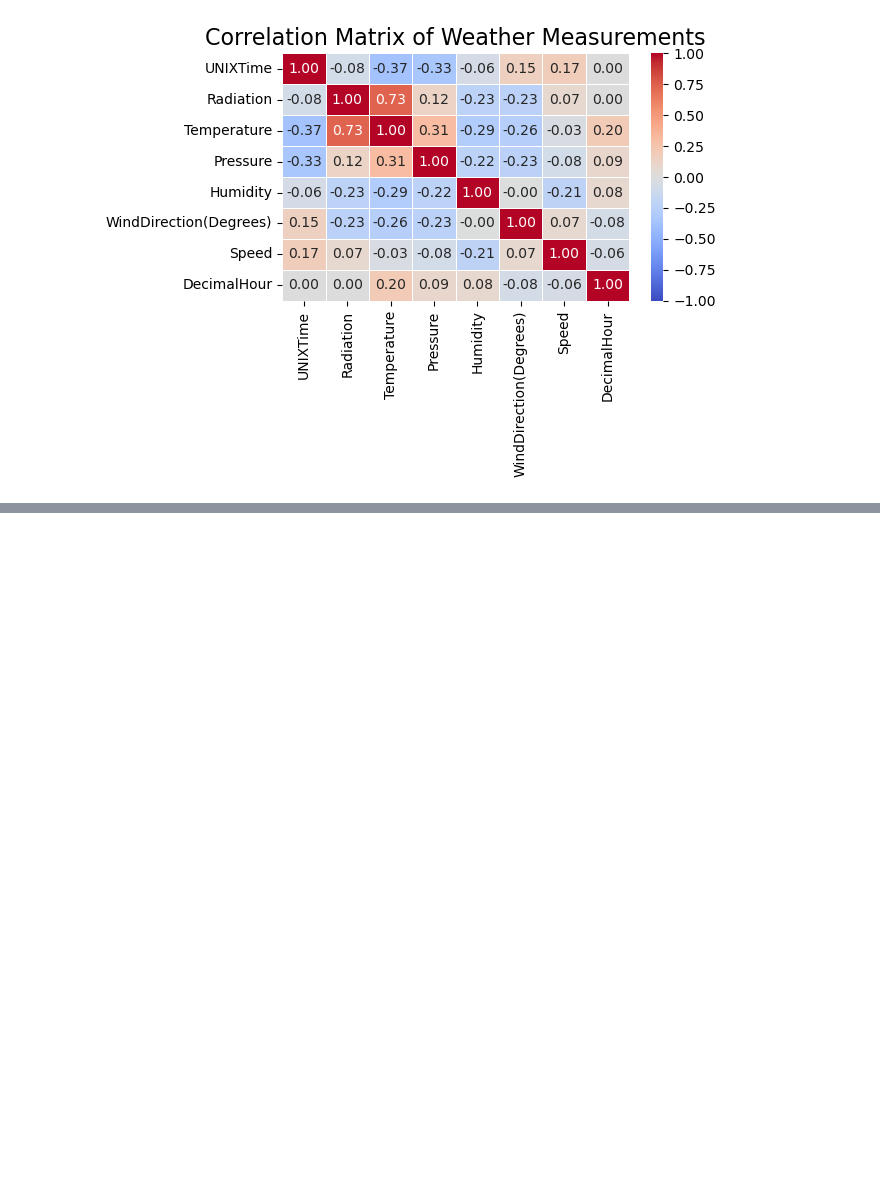
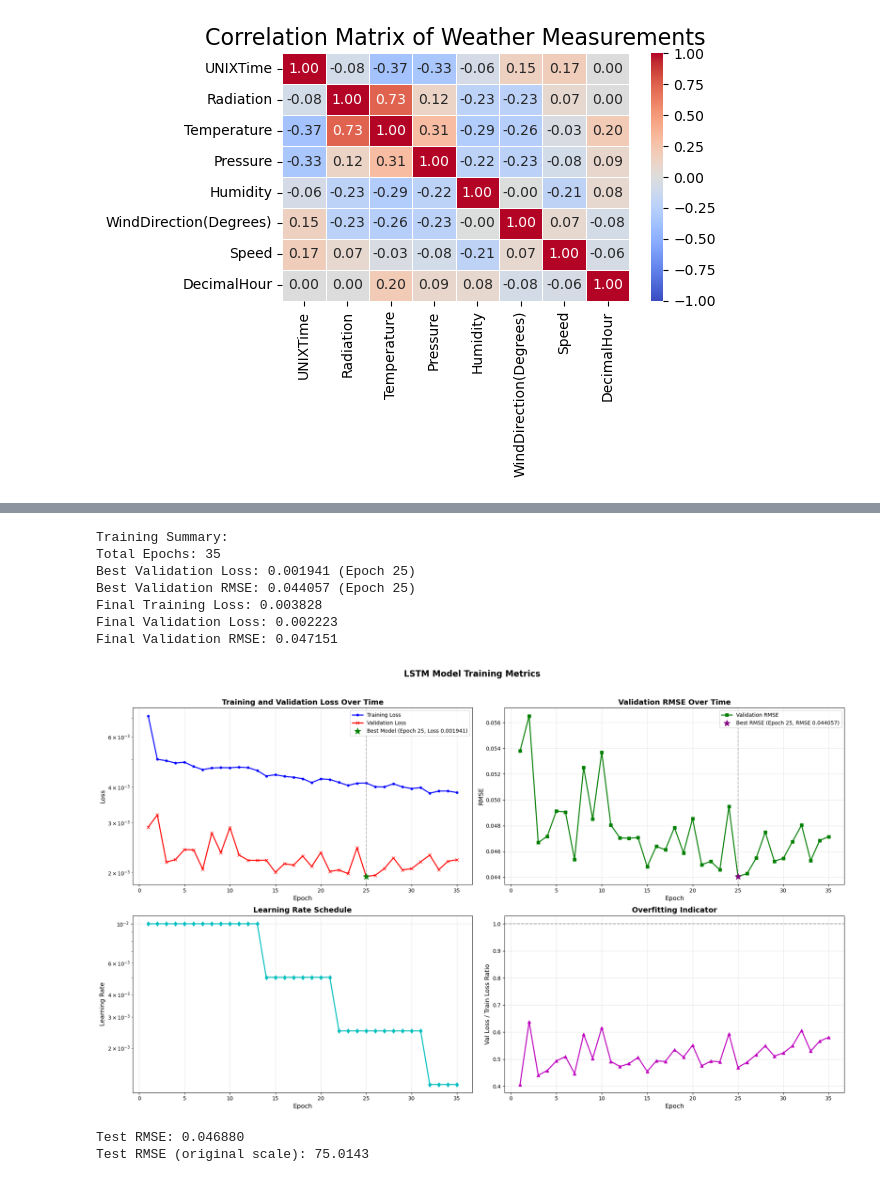
Before and after one commit to itxtx/solar_prediction, a Jupyter notebook: solar_data_notebook.ipynb, the cells around one changed output, grey strips where cells are left out. Saved outputs shown, nothing was run; the diff lists cells and outputs as text; code cells hidden in the pictures; blank space fills up the shorter version.

Commit message:
update learning rate scheduler

```diff
--- a/solar_data_notebook.ipynb
+++ b/solar_data_notebook.ipynb
@@ -163,7 +163,7 @@ plt.show()
 # %%
 import lstm
 
-target_col = 'Temperature'  # Column to predict
+target_col = 'Radiation'  # Column to predict
 window_size = 12  # Use 12 previous time steps (~1 hour) to predict the next value
 
 X_train, X_val, X_test, y_train, y_val, y_test, scaler, feature_cols = lstm.prepare_weather_data(df, target_col=target_col, window_size=window_size)
@@ -177,14 +178,11 @@ y_test shape: (6535, 1)
 # %%
 
-# Model parameters
+
 input_dim = len(feature_cols)  # Number of features
-hidden_dim = 128  # Number of hidden units
+hidden_dim = 256  # Number of hidden units (increased from 64)
 num_layers = 2  # Number of LSTM layers
 output_dim = 1  # Dimension of output (predicting a single value)
 
 # Initialize model
 device = torch.device('cuda' if torch.cuda.is_available() else 'cpu')
 model = lstm.WeatherLSTM(input_dim, hidden_dim, num_layers, output_dim).to(device)
-
-# Train the model
-model, train_loss_history, val_loss_history = lstm.train_model(model, X_train, y_train, X_val, y_val, epochs=100, batch_size=32)
@@ -201,0 +189,4 @@ Epoch 10/100, Train Loss: 0.000282, Val Loss: 0.000166
+# %%
+# Train the model with advanced features
+model.fit(X_train, y_train, X_val, y_val, epochs=100, batch_size=32,
+              learning_rate=0.01, patience=10, device=device)
@@ -202 +220,28 @@ Epoch 10/100, Train Loss: 0.000282, Val Loss: 0.000166
+# %%
+# Visualize training metrics
+fig = model.plot_training_history()
+plt.show()
+# %% [output]
+Training Summary:
+Total Epochs: 35
+Best Validation Loss: 0.001941 (Epoch 25)
+Best Validation RMSE: 0.044057 (Epoch 25)
+Final Training Loss: 0.003828
+Final Validation Loss: 0.002223
+Final Validation RMSE: 0.047151
+[figure, added]
+# %%
+# Evaluate on test data
+predictions, actuals = model.evaluate(X_test, y_test, device=device)
+
+# Inverse transform to get actual temperature values
+predictions_orig = scaler[target_col].inverse_transform(predictions)
+actuals_orig = scaler[target_col].inverse_transform(actuals)
+
+# Calculate RMSE in original scale
+rmse = np.sqrt(np.mean((predictions_orig - actuals_orig) ** 2))
+print(f"Test RMSE (original scale): {rmse:.4f}")
+# %% [output]
+Test RMSE: 0.046880
+Test RMSE (original scale): 75.0143
 # %%
```
Also changed, not shown: parts of 10 cells of this notebook, 6 other files.
